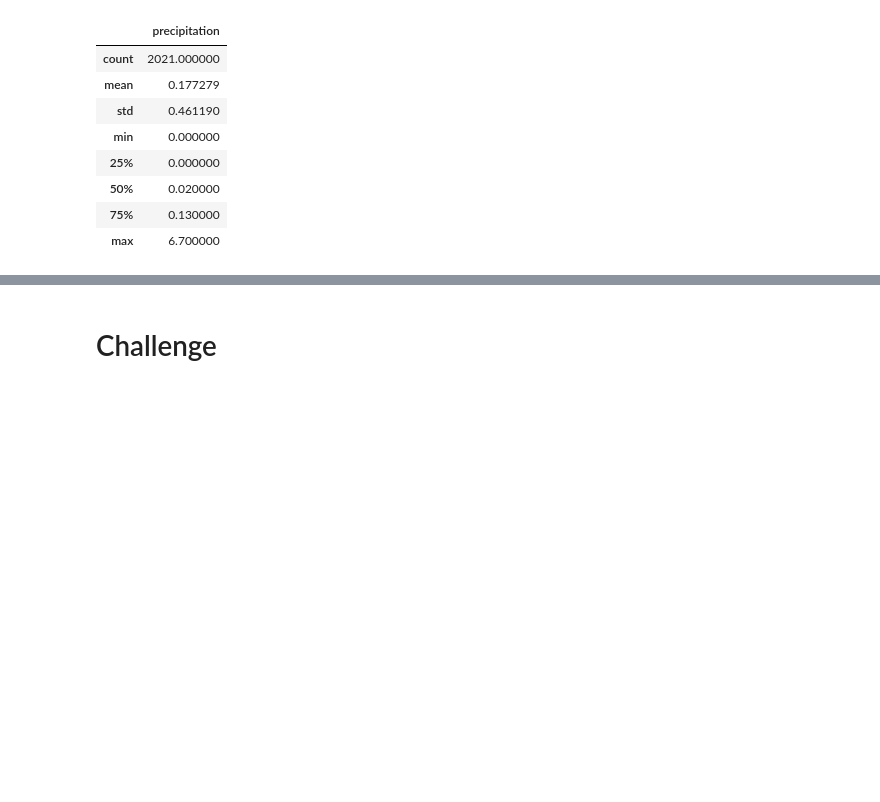
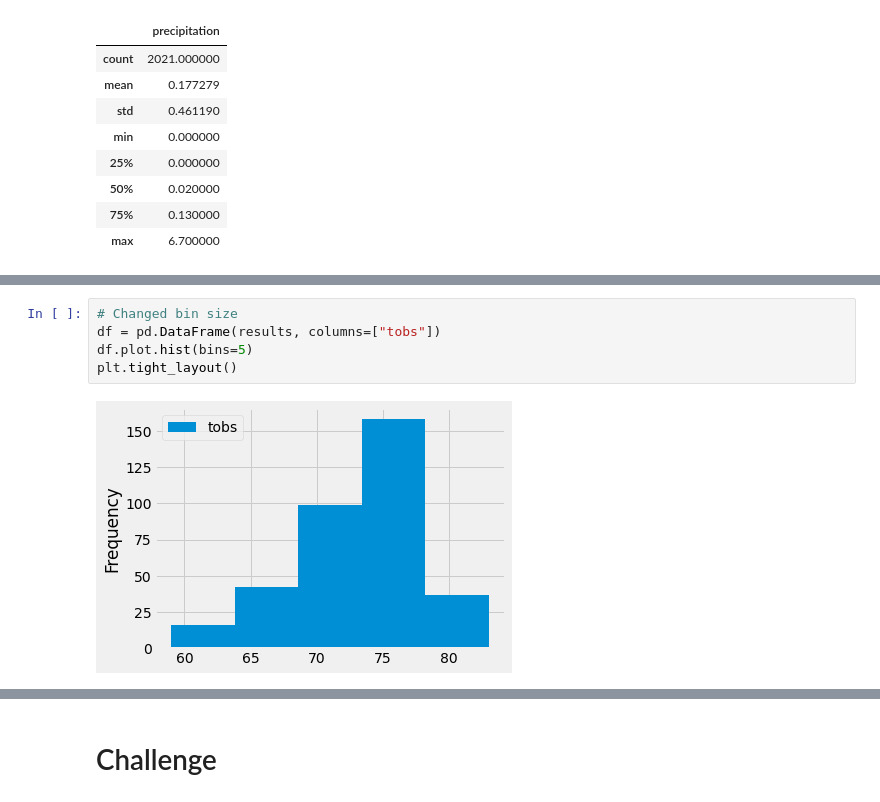
Before and after one commit to SNEHALDD/surfs_up, a Jupyter notebook: climate_analysis.ipynb, the cells around one changed output, grey strips where cells are left out. Saved outputs shown, nothing was run; the diff lists cells and outputs as text; blank space fills up the shorter version.

```diff
--- a/climate_analysis.ipynb
+++ b/climate_analysis.ipynb
@@ -110,0 +156,7 @@ df.describe()
+# %%
+# Changed bin size
+df = pd.DataFrame(results, columns=["tobs"])
+df.plot.hist(bins=5)
+plt.tight_layout()
+# %% [output]
+[figure, added]
```
Also changed, not shown: parts of 6 cells of this notebook.
